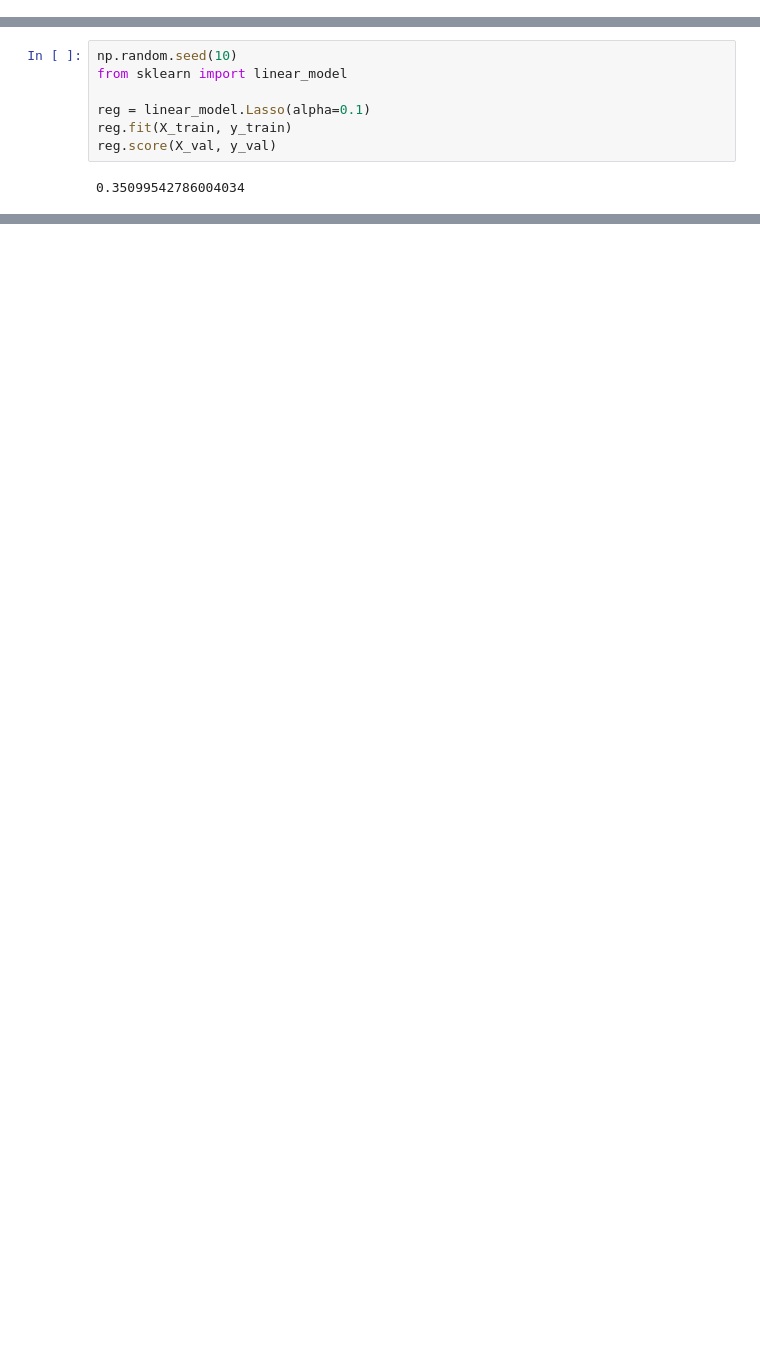
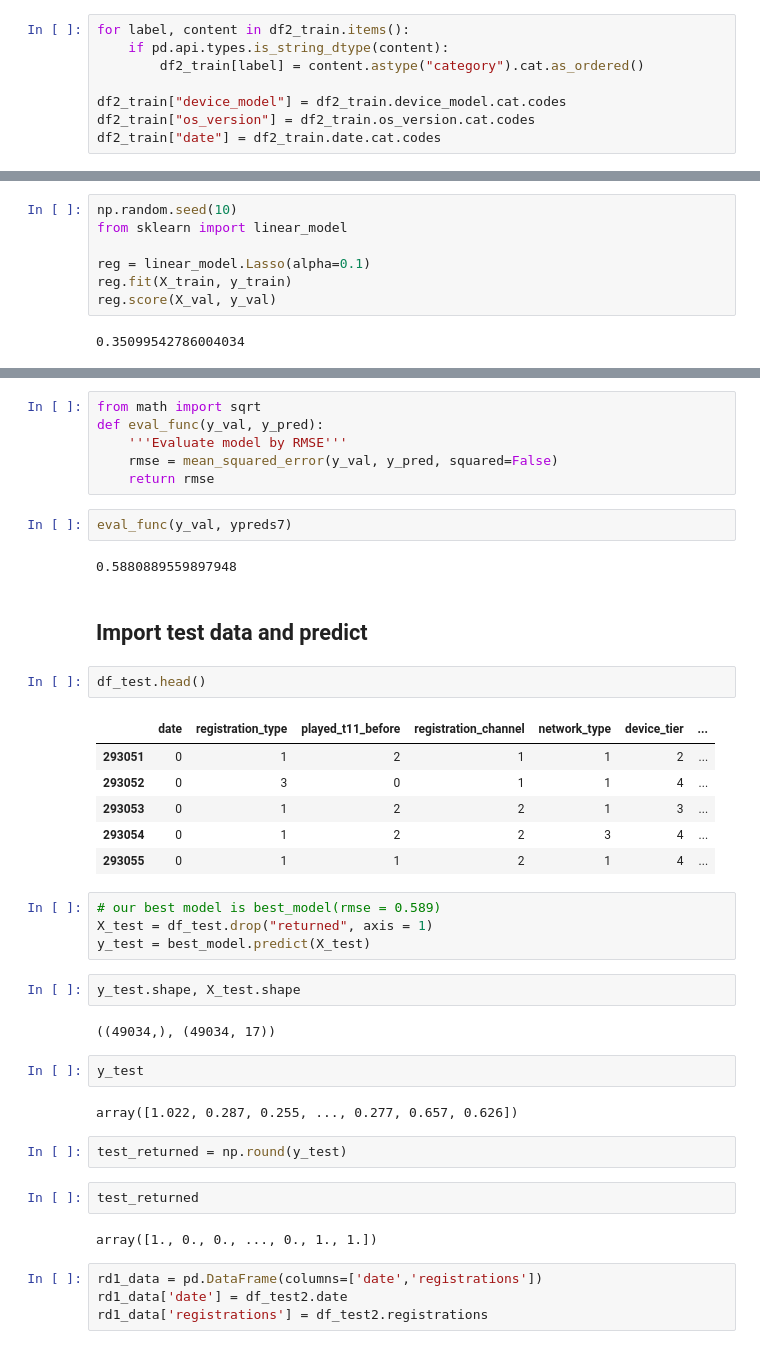
Before and after one commit to alexiandra97/T11-ML-project, a Jupyter notebook: T11-Machine-learning-model.ipynb, the cells around one changed output, grey strips where cells are left out. Drawn from its saved outputs; the diff is of its cells as text; blank space fills up the shorter version.

```diff
--- a/T11-Machine-learning-model.ipynb
+++ b/T11-Machine-learning-model.ipynb
@@ -613,3 +619,11 @@ dtypes: float64(2), int16(1), int64(13), int8(2)
 memory usage: 36.7 MB
 # %%
 df_train.to_csv('train_data')
+# %%
+for label, content in df2_train.items():
+    if pd.api.types.is_string_dtype(content):
+        df2_train[label] = content.astype("category").cat.as_ordered()
+
+df2_train["device_model"] = df2_train.device_model.cat.codes
+df2_train["os_version"] = df2_train.os_version.cat.codes
+df2_train["date"] = df2_train.date.cat.codes
@@ -744,0 +831,43 @@ svr_3 = SVR(kernel="poly", C=100, gamma="auto", degree=3, epsilon=0.1, coef0=1)
+# %%
+from math import sqrt
+def eval_func(y_val, y_pred):
+    '''Evaluate model by RMSE'''
+    rmse = mean_squared_error(y_val, y_pred, squared=False)
+    return rmse
+# %%
+eval_func(y_val, ypreds7)
+# %% [output]
+0.5880889559897948
+# %% [markdown]
+## Import test data and predict
+# %%
+df_test.head()
+# %% [output]
+|  | date | registration_type | played_t11_before | registration_channel | network_type | device_tier | ... |
+| 293051 | 0 | 1 | 2 | 1 | 1 | 2 | ... |
+| 293052 | 0 | 3 | 0 | 1 | 1 | 4 | ... |
+| 293053 | 0 | 1 | 2 | 2 | 1 | 3 | ... |
+| 293054 | 0 | 1 | 2 | 2 | 3 | 4 | ... |
+| 293055 | 0 | 1 | 1 | 2 | 1 | 4 | ... |
+# %%
+# our best model is best_model(rmse = 0.589)
+X_test = df_test.drop("returned", axis = 1)
+y_test = best_model.predict(X_test)
+# %%
+y_test.shape, X_test.shape
+# %% [output]
+((49034,), (49034, 17))
+# %%
+y_test
+# %% [output]
+array([1.022, 0.287, 0.255, ..., 0.277, 0.657, 0.626])
+# %%
+test_returned = np.round(y_test)
+# %%
+test_returned
+# %% [output]
+array([1., 0., 0., ..., 0., 1., 1.])
+# %%
+rd1_data = pd.DataFrame(columns=['date','registrations'])
+rd1_data['date'] = df_test2.date
+rd1_data['registrations'] = df_test2.registrations
```
Also changed, not shown: parts of 42 cells of this notebook.
